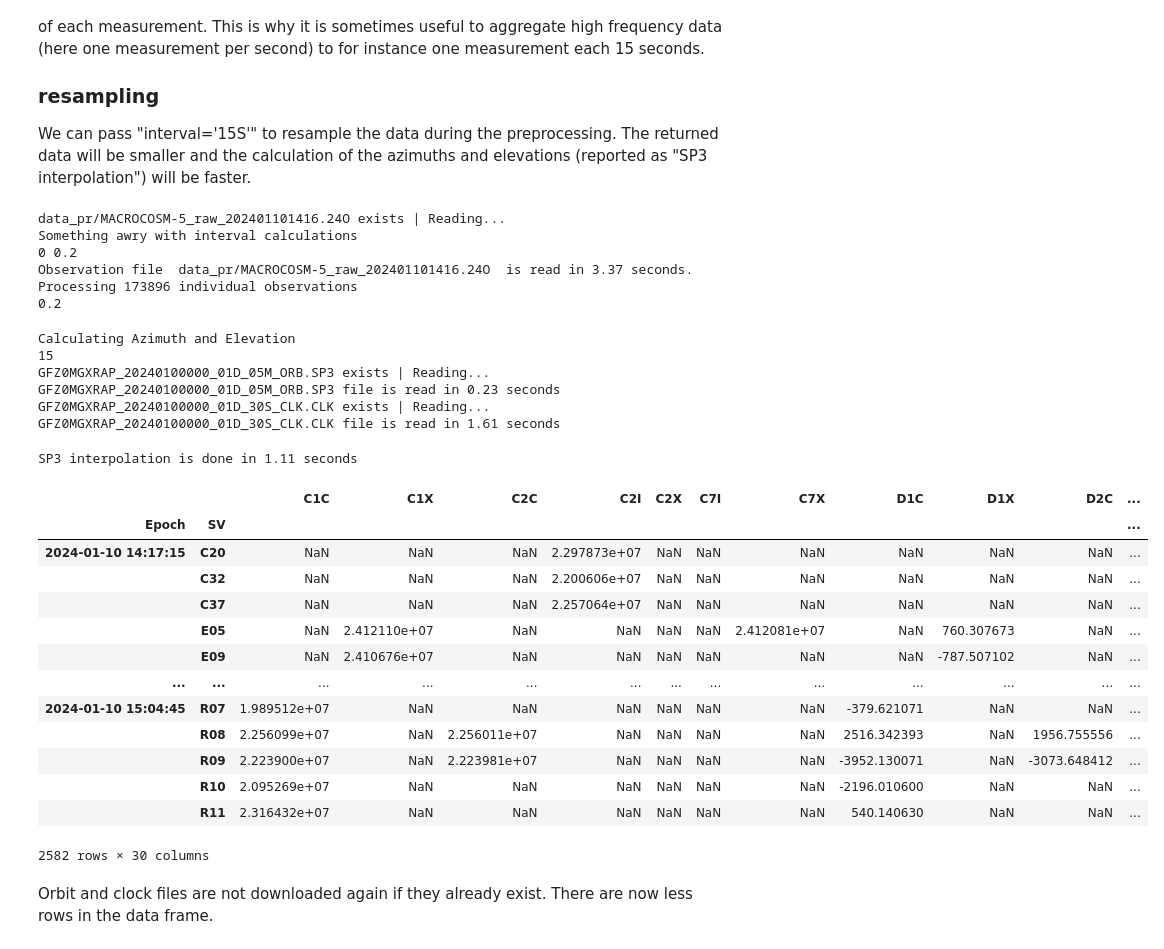
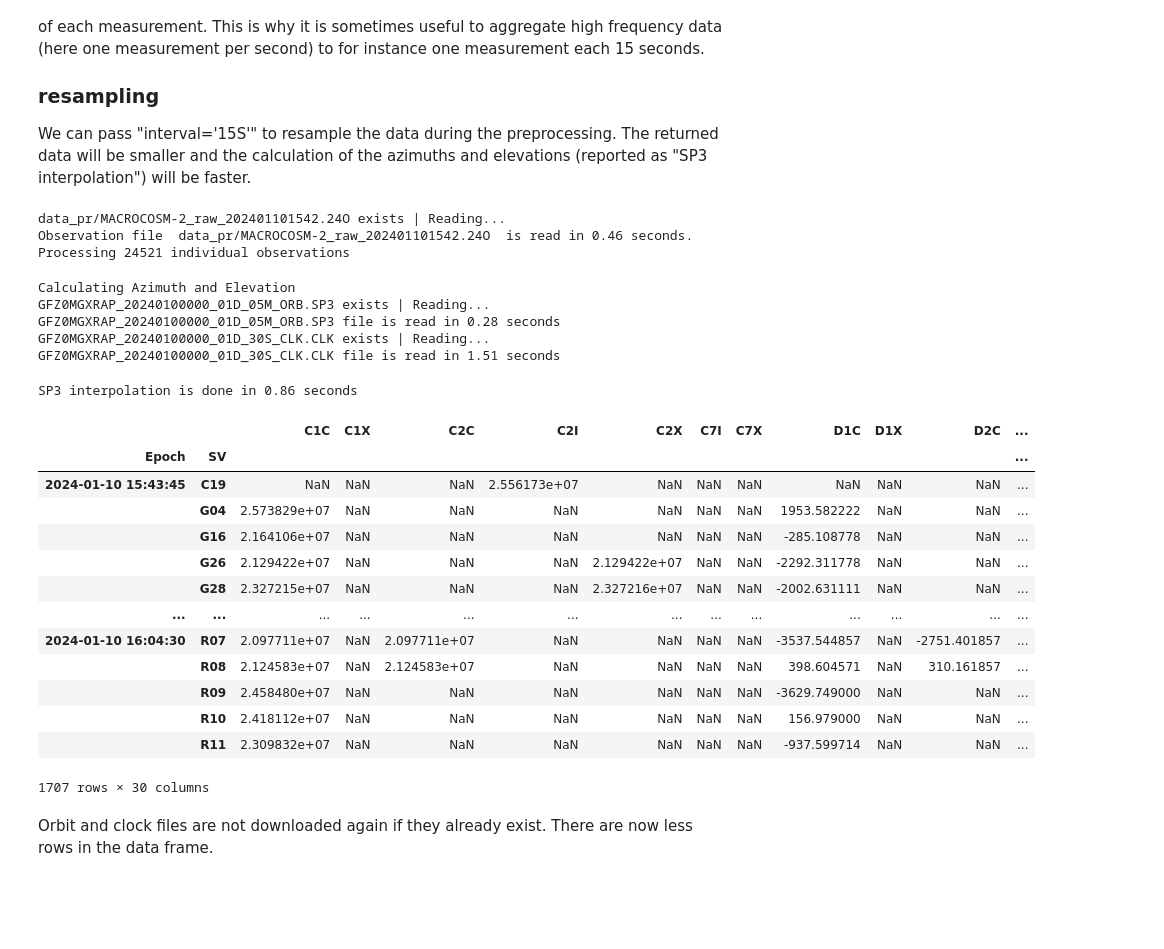
Before and after one commit to camjay99/gnssvod, a Jupyter notebook: pr_examples/01_demo_processing.ipynb, the cells around one changed output. Cells and saved outputs as stored; diff of their text form; code cells hidden in the pictures; blank space fills up the shorter version.

```diff
--- a/pr_examples/01_demo_processing.ipynb
+++ b/pr_examples/01_demo_processing.ipynb
@@ -100,38 +100,34 @@ The azimuth and elevation of the satellite with respect to the receiver are expr
 
 We can pass "interval='15S'" to resample the data during the preprocessing. The returned data will be smaller and the calculation of the azimuths and elevations (reported as "SP3 interpolation") will be faster.
 # %%
-pattern = {'MACROCOSM-5':'data_pr/MACROCOSM-5_raw_202401101416.24O'}
+pattern = {'MACROCOSM-2':'data_pr/MACROCOSM-2_raw_202401101542.24O'}
 result = gv.preprocess(pattern,interval='15S',outputresult=True)
 # and show data frame
-result['MACROCOSM-5'][0].observation
+result['MACROCOSM-2'][0].observation
 # %% [output]
-data_pr/MACROCOSM-5_raw_202401101416.24O exists | Reading...
-Something awry with interval calculations
-0 0.2
-Observation file  data_pr/MACROCOSM-5_raw_202401101416.24O  is read in 3.37 seconds.
-Processing 173896 individual observations
-0.2
+data_pr/MACROCOSM-2_raw_202401101542.24O exists | Reading...
+Observation file  data_pr/MACROCOSM-2_raw_202401101542.24O  is read in 0.46 seconds.
+Processing 24521 individual observations
 Calculating Azimuth and Elevation
-15
 GFZ0MGXRAP_20240100000_01D_05M_ORB.SP3 exists | Reading...
-GFZ0MGXRAP_20240100000_01D_05M_ORB.SP3 file is read in 0.23 seconds
+GFZ0MGXRAP_20240100000_01D_05M_ORB.SP3 file is read in 0.28 seconds
 GFZ0MGXRAP_20240100000_01D_30S_CLK.CLK exists | Reading...
-GFZ0MGXRAP_20240100000_01D_30S_CLK.CLK file is read in 1.61 seconds
+GFZ0MGXRAP_20240100000_01D_30S_CLK.CLK file is read in 1.51 seconds
-SP3 interpolation is done in 1.11 seconds
+SP3 interpolation is done in 0.86 seconds
 |  |  | C1C | C1X | C2C | C2I | C2X | C7I | C7X | D1C | D1X | D2C | ... |
 | Epoch | SV |  |  |  |  |  |  |  |  |  |  | ... |
-| 2024-01-10 14:17:15 | C20 | NaN | NaN | NaN | 2.297873e+07 | NaN | NaN | NaN | NaN | NaN | NaN | ... |
-|  | C32 | NaN | NaN | NaN | 2.200606e+07 | NaN | NaN | NaN | NaN | NaN | NaN | ... |
-|  | C37 | NaN | NaN | NaN | 2.257064e+07 | NaN | NaN | NaN | NaN | NaN | NaN | ... |
-|  | E05 | NaN | 2.412110e+07 | NaN | NaN | NaN | NaN | 2.412081e+07 | NaN | 760.307673 | NaN | ... |
-|  | E09 | NaN | 2.410676e+07 | NaN | NaN | NaN | NaN | NaN | NaN | -787.507102 | NaN | ... |
+| 2024-01-10 15:43:45 | C19 | NaN | NaN | NaN | 2.556173e+07 | NaN | NaN | NaN | NaN | NaN | NaN | ... |
+|  | G04 | 2.573829e+07 | NaN | NaN | NaN | NaN | NaN | NaN | 1953.582222 | NaN | NaN | ... |
+|  | G16 | 2.164106e+07 | NaN | NaN | NaN | NaN | NaN | NaN | -285.108778 | NaN | NaN | ... |
+|  | G26 | 2.129422e+07 | NaN | NaN | NaN | 2.129422e+07 | NaN | NaN | -2292.311778 | NaN | NaN | ... |
+|  | G28 | 2.327215e+07 | NaN | NaN | NaN | 2.327216e+07 | NaN | NaN | -2002.631111 | NaN | NaN | ... |
 | ... | ... | ... | ... | ... | ... | ... | ... | ... | ... | ... | ... | ... |
-| 2024-01-10 15:04:45 | R07 | 1.989512e+07 | NaN | NaN | NaN | NaN | NaN | NaN | -379.621071 | NaN | NaN | ... |
-|  | R08 | 2.256099e+07 | NaN | 2.256011e+07 | NaN | NaN | NaN | NaN | 2516.342393 | NaN | 1956.755556 | ... |
-|  | R09 | 2.223900e+07 | NaN | 2.223981e+07 | NaN | NaN | NaN | NaN | -3952.130071 | NaN | -3073.648412 | ... |
-|  | R10 | 2.095269e+07 | NaN | NaN | NaN | NaN | NaN | NaN | -2196.010600 | NaN | NaN | ... |
-|  | R11 | 2.316432e+07 | NaN | NaN | NaN | NaN | NaN | NaN | 540.140630 | NaN | NaN | ... |
+| 2024-01-10 16:04:30 | R07 | 2.097711e+07 | NaN | 2.097711e+07 | NaN | NaN | NaN | NaN | -3537.544857 | NaN | -2751.401857 | ... |
+|  | R08 | 2.124583e+07 | NaN | 2.124583e+07 | NaN | NaN | NaN | NaN | 398.604571 | NaN | 310.161857 | ... |
+|  | R09 | 2.458480e+07 | NaN | NaN | NaN | NaN | NaN | NaN | -3629.749000 | NaN | NaN | ... |
+|  | R10 | 2.418112e+07 | NaN | NaN | NaN | NaN | NaN | NaN | 156.979000 | NaN | NaN | ... |
+|  | R11 | 2.309832e+07 | NaN | NaN | NaN | NaN | NaN | NaN | -937.599714 | NaN | NaN | ... |
-2582 rows × 30 columns
+1707 rows × 30 columns
 # %% [markdown]
 Orbit and clock files are not downloaded again if they already exist. There are now less rows in the data frame.
 # %% [markdown]
```
Also changed, not shown: parts of 4 cells of this notebook, 6 other files.
